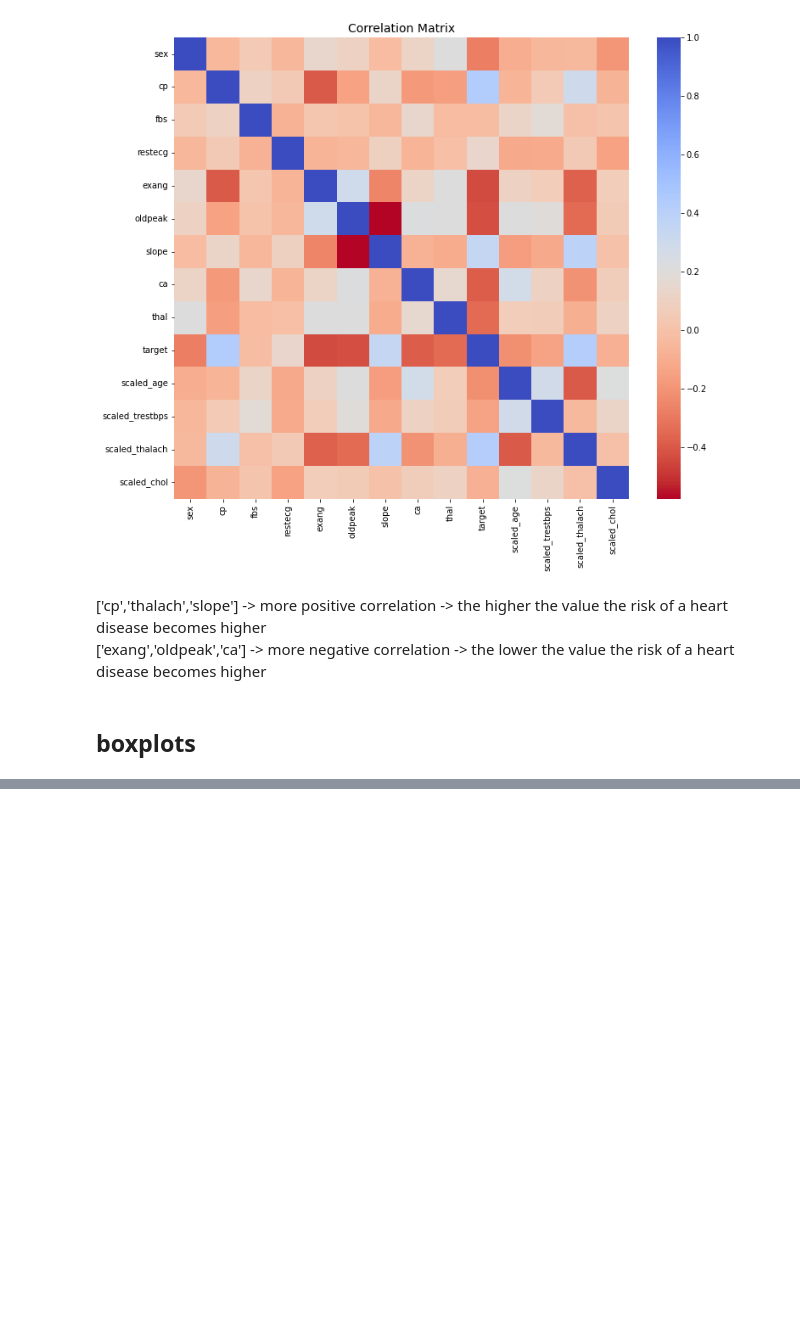
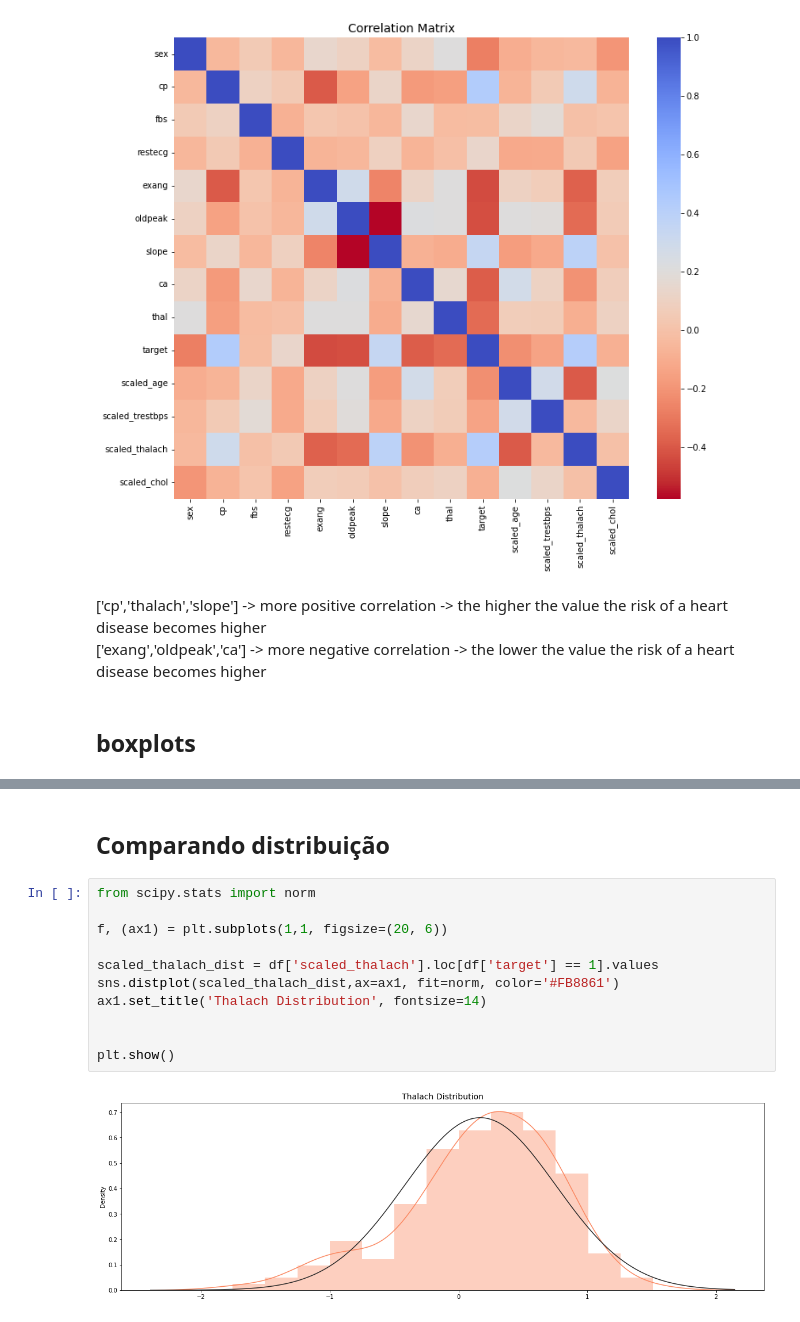
Before and after one commit to chirlgava/Heart_disease, a Jupyter notebook: Heart_data_analysis.ipynb, the cells around one changed output, grey strips where cells are left out. Saved outputs shown, nothing was run; the diff lists cells and outputs as text; blank space fills up the shorter version.

```diff
--- a/Heart_data_analysis.ipynb
+++ b/Heart_data_analysis.ipynb
@@ -182,0 +192,15 @@ plt.show()
+# %% [markdown]
+## Comparando distribuição
+# %%
+from scipy.stats import norm
+
+f, (ax1) = plt.subplots(1,1, figsize=(20, 6))
+
+scaled_thalach_dist = df['scaled_thalach'].loc[df['target'] == 1].values
+sns.distplot(scaled_thalach_dist,ax=ax1, fit=norm, color='#FB8861')
+ax1.set_title('Thalach Distribution', fontsize=14)
+
+
+plt.show()
+# %% [output]
+[figure, added]
```
Also changed, not shown: parts of 8 cells of this notebook, 3 other files.
